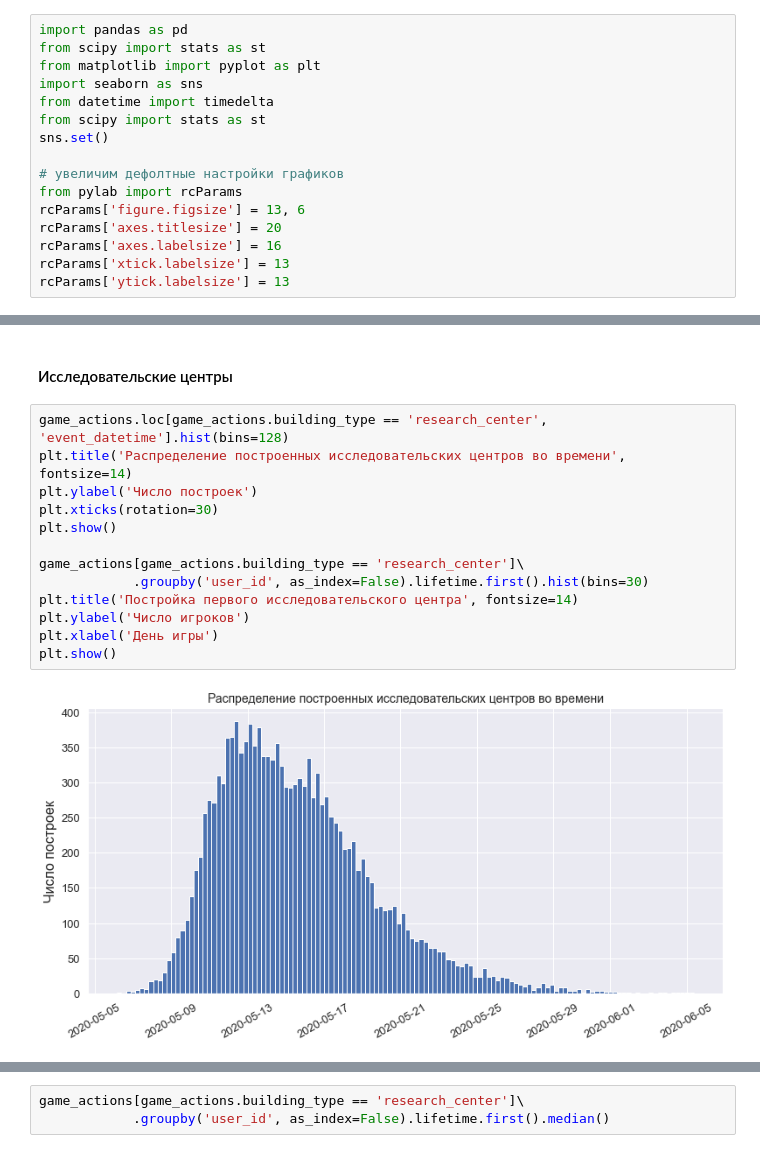
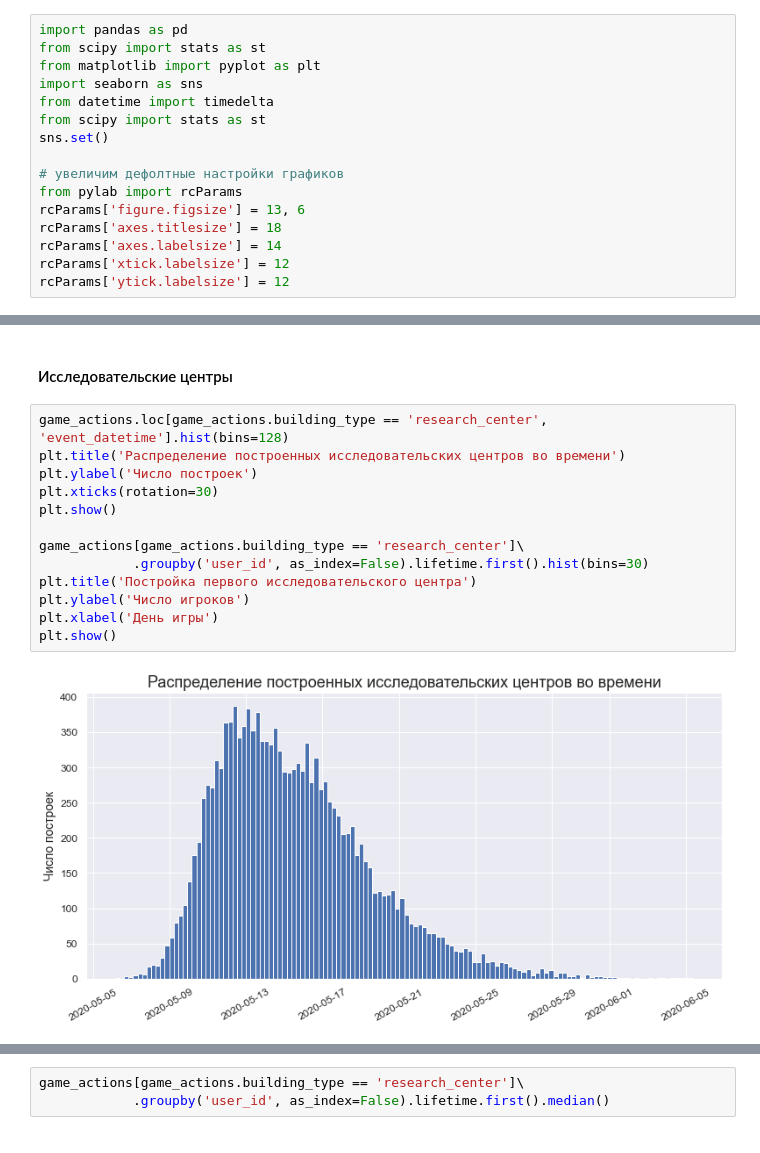
Before and after one commit to Isaaj/practicum_yandex, a Jupyter notebook: 13-monetization-user_behavior/2_step_brothers.ipynb, the cells around one changed output, grey strips where cells are left out. Drawn from its saved outputs; the diff is of its cells as text.

```diff
--- a/13-monetization-user_behavior/2_step_brothers.ipynb
+++ b/13-monetization-user_behavior/2_step_brothers.ipynb
@@ -42,10 +42,10 @@ sns.set()
 # увеличим дефолтные настройки графиков
 from pylab import rcParams
 rcParams['figure.figsize'] = 13, 6
-rcParams['axes.titlesize'] = 20
-rcParams['axes.labelsize'] = 16
-rcParams['xtick.labelsize'] = 13
-rcParams['ytick.labelsize'] = 13
+rcParams['axes.titlesize'] = 18
+rcParams['axes.labelsize'] = 14
+rcParams['xtick.labelsize'] = 12
+rcParams['ytick.labelsize'] = 12
 # %% [markdown]
 ###### Функции
 # %%
@@ -708,16 +708,16 @@ dtype: float64
 #### Исследовательские центры
 # %%
 game_actions.loc[game_actions.building_type == 'research_center', 'event_datetime'].hist(bins=128)
-plt.title('Распределение построенных исследовательских центров во времени', fontsize=14)
+plt.title('Распределение построенных исследовательских центров во времени')
 plt.ylabel('Число построек')
 plt.xticks(rotation=30)
 plt.show()
 
 game_actions[game_actions.building_type == 'research_center']\
             .groupby('user_id', as_index=False).lifetime.first().hist(bins=30)
-plt.title('Постройка первого исследовательского центра', fontsize=14)
+plt.title('Постройка первого исследовательского центра')
 plt.ylabel('Число игроков')
 plt.xlabel('День игры')
 plt.show()
 # %% [output]
-[figure, old version]
+[figure, new version]
```
Also changed, not shown: parts of 19 cells of this notebook, 3 other files.
